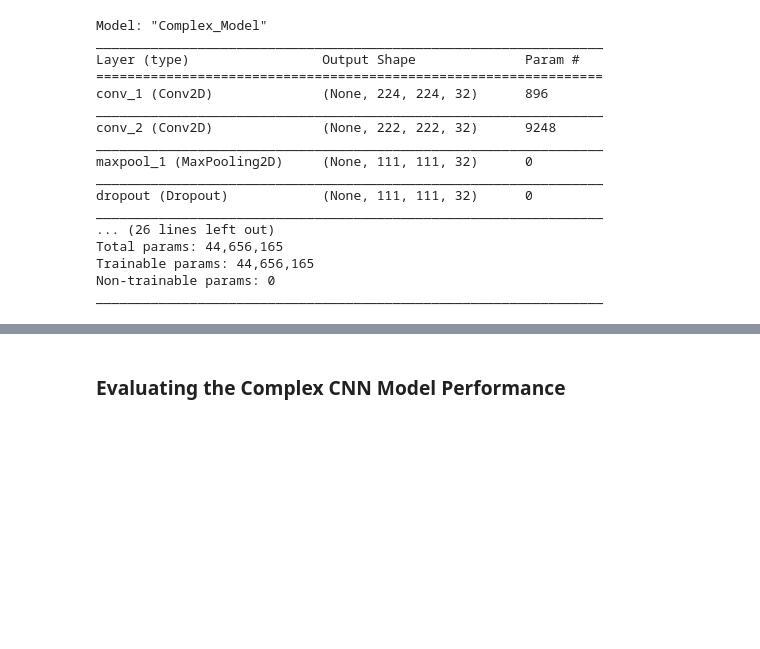
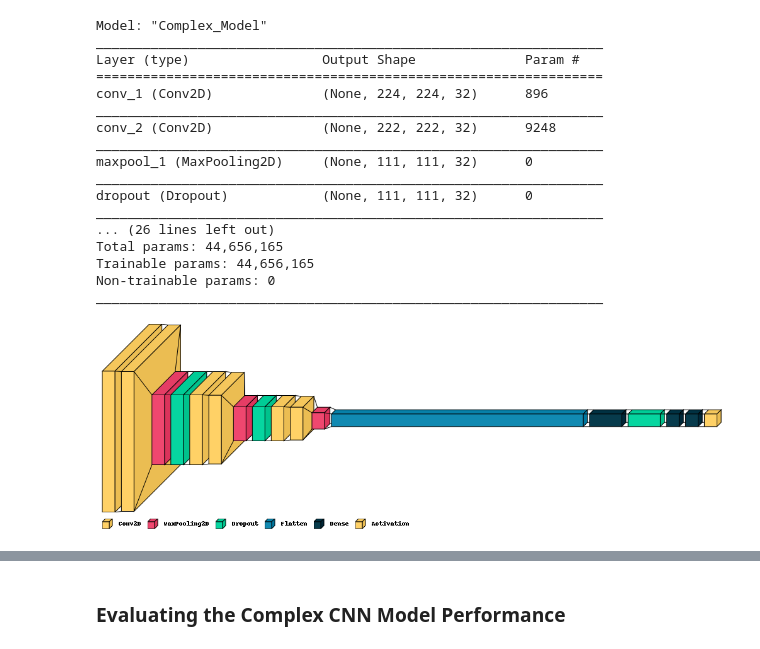
Before and after one commit to macc-uece/mineracao-massiva-dados, a Jupyter notebook: 13-ReconhecimentoFlores_Tensorflow.ipynb, the cells around one changed output, grey strips where cells are left out. Cells and saved outputs as stored; diff of their text form; code cells hidden in the pictures; blank space fills up the shorter version.

```diff
--- a/13-ReconhecimentoFlores_Tensorflow.ipynb
+++ b/13-ReconhecimentoFlores_Tensorflow.ipynb
@@ -297,6 +302,10 @@ Total params: 44,656,165
 Trainable params: 44,656,165
 Non-trainable params: 0
 _________________________________________________________________
+# %%
+visualkeras.layered_view(model, scale_xy=1, legend=True)
+# %% [output]
+[figure, added]
 # %%
 history = model.fit(train_ds, validation_data=val_ds, validation_steps=STEP_SIZE_VALID,
                     batch_size=BATCH_SIZE, epochs=EPOCHS, steps_per_epoch=STEP_SIZE_TRAIN)
```
Also changed, not shown: parts of 27 cells of this notebook.
